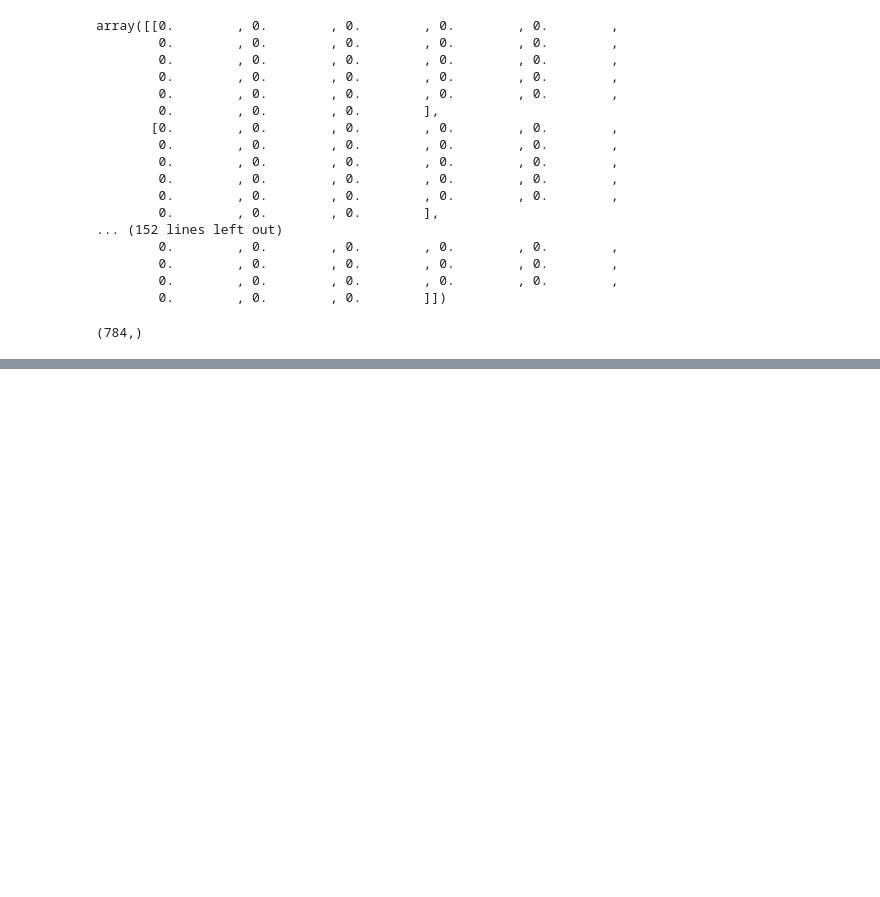
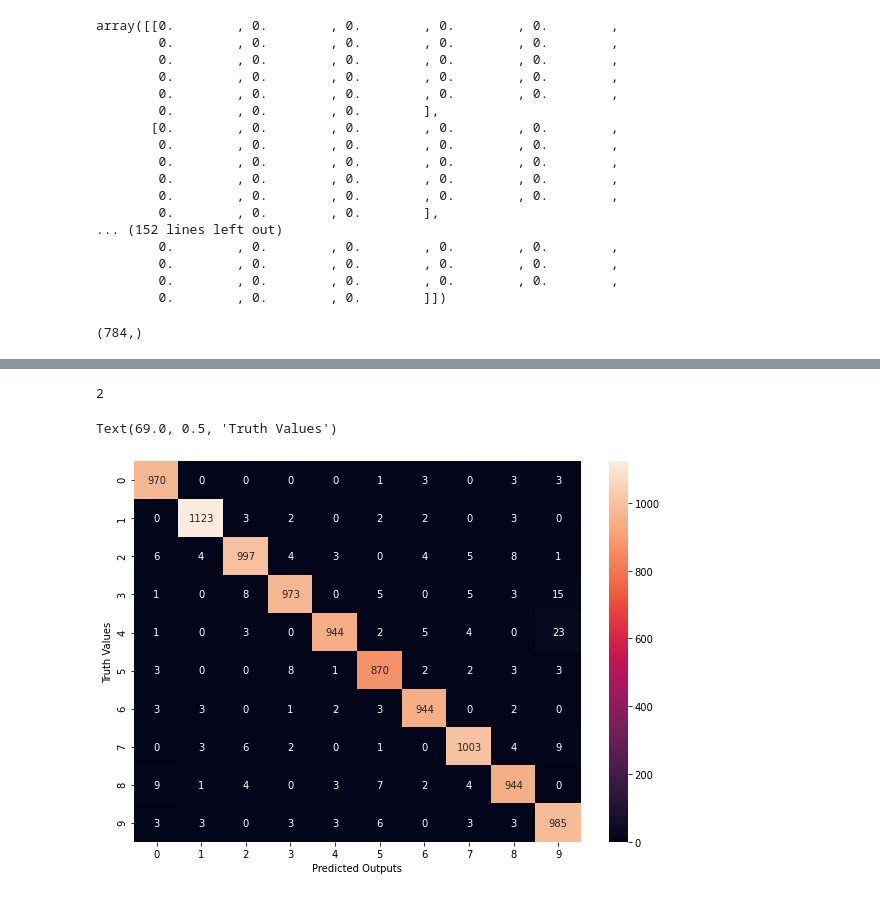
Before and after one commit to Void-Brain70/Deep_Learning, a Jupyter notebook: Handwritten_Digit_Classification.ipynb, the cells around one changed output, grey strips where cells are left out. Saved outputs shown, nothing was run; the diff lists cells and outputs as text; code cells hidden in the pictures; blank space fills up the shorter version.

```diff
--- a/Handwritten_Digit_Classification.ipynb
+++ b/Handwritten_Digit_Classification.ipynb
@@ -101,6 +102,6 @@ array([[0.        , 0.        , 0.        , 0.        , 0.        ,
         0.        , 0.        , 0.        ]])
 # %%
 # flatten the image into 28*28 to 784 convert single dimenssion
-xtt = x_train.reshape(-1,784)
-xt = x_test.reshape(-1,784)
+x_train = x_train.reshape(-1,784)
+x_test = x_test.reshape(-1,784)
 # %%
@@ -108,2 +109,24 @@ xtt[1].shape
 # %% [output]
 (784,)
+# %%
+# build a model
+# sequential
+# 3 layers first 2 layers 64 neuron and relu function
+# output layers 10 neuron and softmax function
+
+model = keras.Sequential()
+model.add(Dense(64, activation='relu', input_dim = 784)) #input layer
+model.add(Dense(64, activation='relu')) #hidden
+model.add(Dense(10, activation='softmax')) #output
+# %%
+model.compile(
+    optimizer = 'adam',
+    loss = 'categorical_crossentropy',
+    metrics = ['accuracy']
+)
+# %%
+model.fit(x_train,
+          to_categorical(y_train),
+          epochs = 10,
+          batch_size = 32,
+          )
@@ -109,0 +182,15 @@ xtt[1].shape
+# %%
+np.argmax(pred[1])
+# %% [output]
+2
+# %%
+y_pred = model.predict(x_test)
+ypred = [np.argmax(i) for i in y_pred]
+con_matrix = tf.math.confusion_matrix(labels=y_test, predictions=ypred)
+plt.figure(figsize=(10,7))
+seaborn.heatmap(con_matrix,annot=True, fmt='d')
+plt.xlabel('Predicted Outputs')
+plt.ylabel('Truth Values')
+# %% [output]
+Text(69.0, 0.5, 'Truth Values')
+[figure, added]
```
Also changed, not shown: parts of 8 cells of this notebook.
